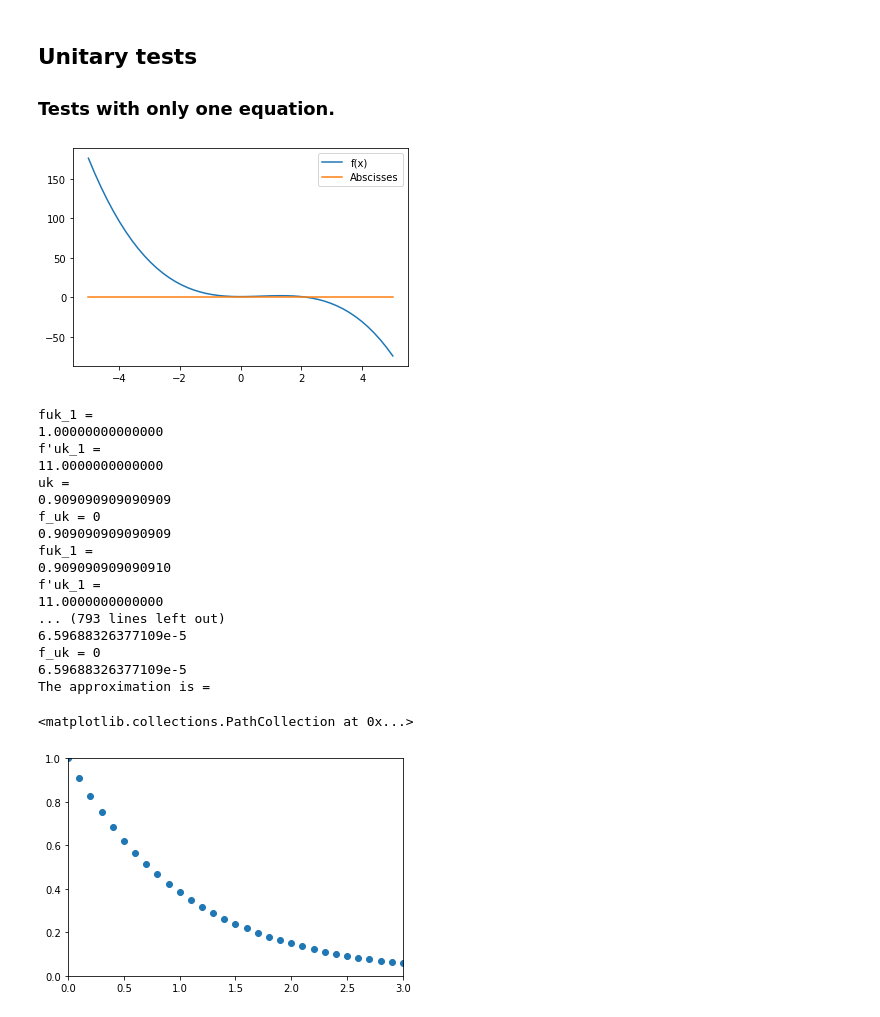
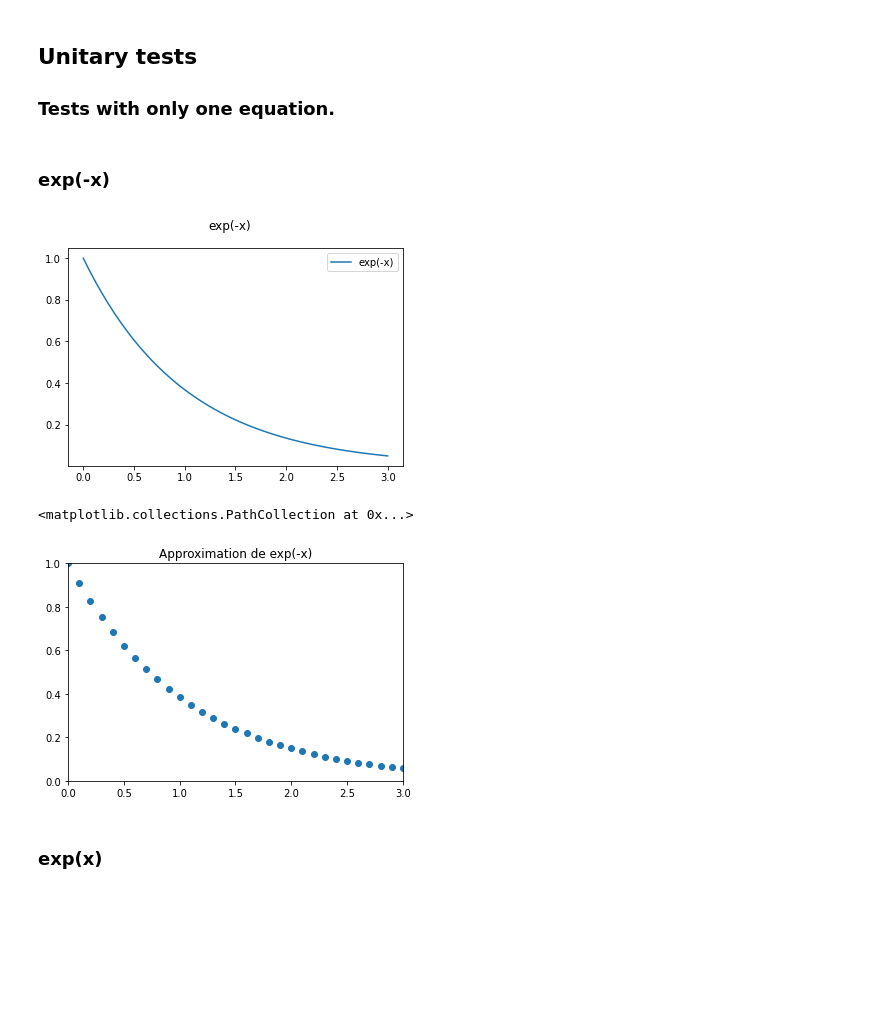
Before and after one commit to AlexPoiron/FirstModel, a Jupyter notebook: Main.ipynb, the cells around one changed output. Cells and saved outputs as stored; diff of their text form; code cells hidden in the pictures; blank space fills up the shorter version.

Commit message:
file residual deleted. No need anymore. Main function cleaned and comments done

```diff
--- a/Main.ipynb
+++ b/Main.ipynb
@@ -27,12 +27,17 @@ def create_f(uk_1, expr):
 # %%
 def FirstModel(expr, u0):
     t0 = 0
-    first = True
+    i = 1
     f_uk = 1
     uk_1 = 1
-    res = [u0]
-    i = 1
+
+    #Each list is an axis.
+    #Time = [t0, t1, t2, ...., tn]
+    #Function = [u0, u1, u2, ...., un]
+    function = [u0]
     time = [t0]
+
+    first = True
 
     #Loop for the time
     while(t0 < interval):
@@ -43,6 +48,8 @@ def FirstModel(expr, u0):
 
             f_uk_1 = 0
             f_uk_1_prime = 0
+
+            # First step, we change our equation to f(x) = 0
             f = create_f(uk_1, expr)
 
             # We recup the term f(uk-1)
@@ -58,78 +65,56 @@ def FirstModel(expr, u0):
 
             #Formula : uk = uk_1 - (f(uk_1) / f'(uk_1))
             uk = uk_1 - (f_uk_1 / f_uk_1_prime)
-            print("fuk_1 = ")
-            print(f_uk_1)
-            print("f'uk_1 = ")
-            print(f_uk_1_prime)
-
-            print("uk = ")
-            print(uk)
 
             #Check the approximation. If f_uk < Epsilon = good approximation
             f_uk = f.subs(u, uk)
-            print("f_uk = ", end='')
-            print(f_uk)
             uk_1 = uk
 
+        #Update our 2 lists and indexes.
         time.append(t0)
-        res.append(uk)
-        print(uk)
-        i+= 1
+        function.append(uk)
         f_uk = 1
+        i += 1
 
+    #Creation of our final list containing tuples like that: (time, function)
     final_points = []
     for i in range(len(res)):
-        final_points.append([time[i], res[i]])
+        final_points.append([time[i], function[i]])
 
-    print("The approximation is = ", end='')
     return final_points
 # %% [markdown]
 ## Unitary tests
 ### Tests with only one equation.
+# %% [markdown]
+### exp(-x)
 # %%
 fig, ax = plt.subplots()
-x_ = np.linspace(-5, 5)
-y = 2*x_**2 - x_**3 + 1
-zero = 0*x_
-ax.plot(x_, y, label ='f(x)')
-ax.plot(x_, zero, label = 'Abscisses')
+x = np.linspace(0, 3, 50)
+y = np.exp(-x)
+ax.plot(x, y, label ='exp(-x)')
 plt.legend()
+plt.suptitle('exp(-x)')
 plt.show()
 
 dudt = u.diff(t)
 expr = sp.Eq(dudt, -u)
 res = FirstModel(-u, 1)
 
 absi = []
 for i in range(0, len(res)):
     absi.append(res[i][0])
 coords = []
 for j in range(0, len(res)):
     coords.append(res[j][1])
 plt.ylim([0, 1])
+plt.title('Approximation de exp(-x)')
 plt.xlim([0, 3])
 plt.scatter(absi, coords)
 # %% [output]
-[figure, old version]
+[figure, new version]
-fuk_1 =
-1.00000000000000
-f'uk_1 =
-11.0000000000000
-uk =
-0.909090909090909
-f_uk = 0
-0.909090909090909
-fuk_1 =
-0.909090909090910
-f'uk_1 =
-11.0000000000000
-... (793 lines left out)
-6.59688326377109e-5
-f_uk = 0
-6.59688326377109e-5
-The approximation is =
+<matplotlib.collections.PathCollection at 0x...>
-<matplotlib.collections.PathCollection at 0x...>
-[figure, old version]
+[figure, new version]
+# %% [markdown]
+### exp(x)
 # %%
 fig, ax = plt.subplots()
```
Also changed, not shown: parts of 5 cells of this notebook, 1 other file.
